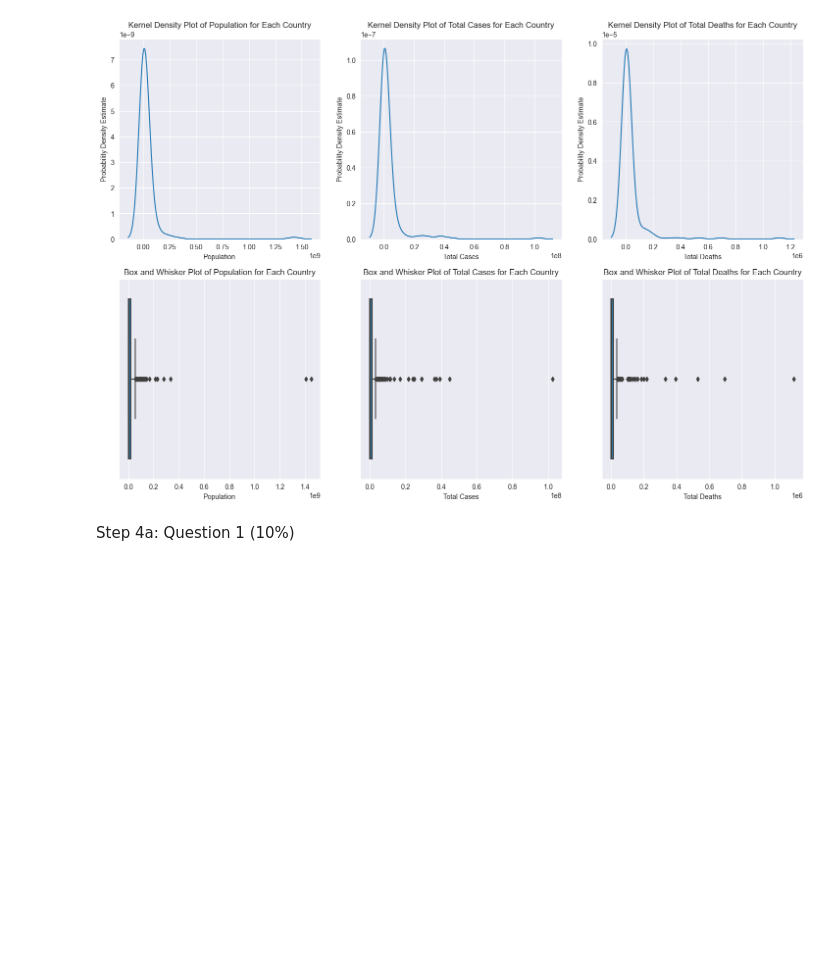
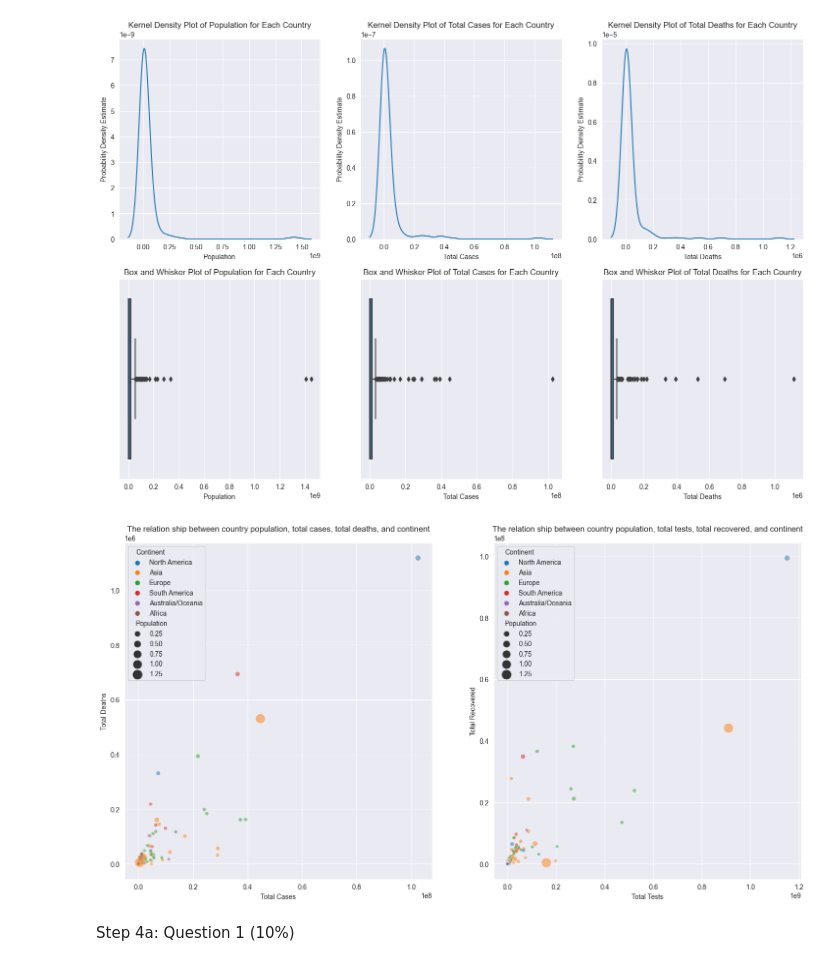
Before and after one commit to MJ-Peters/SDPA-Coursework, a Jupyter notebook: Data Analysis.ipynb, the cells around one changed output. Cells and saved outputs as stored; diff of their text form; code cells hidden in the pictures; blank space fills up the shorter version.

Commit message:
Added bubble plot for relationships of country data

```diff
--- a/Data Analysis.ipynb
+++ b/Data Analysis.ipynb
@@ -253,3 +251,18 @@ plt.show()
+# %%
+# Relationship between country population, total cases, total deaths, and continent
+fig = plt.figure(figsize=(18, 9))
+ax = plt.subplot(1, 2, 1)
+BP1 = sns.scatterplot(data=df.loc["USA":], x="Total Cases", y="Total Deaths", size="Population", hue="Continent", sizes=(20,200), alpha=0.5, legend=True)
+BP1.set_title("The relation ship between country population, total cases, total deaths, and continent")
+
+# Relationship between country population, total tests, total recovered, and continent
+ax2 = plt.subplot(1, 2, 2)
+BP2 = sns.scatterplot(data=df.loc["USA":], x="Total Tests", y="Total Recovered", size="Population", hue="Continent", sizes=(20,200), alpha=0.5, legend=True)
+BP2.set_title("The relation ship between country population, total tests, total recovered, and continent")
+
+plt.show()
+# %% [output]
+[figure, added]
 # %% [markdown]
 Step 4a: Question 1 (10%)
 # %% [markdown]
```
Also changed, not shown: parts of 1 cell of this notebook.
